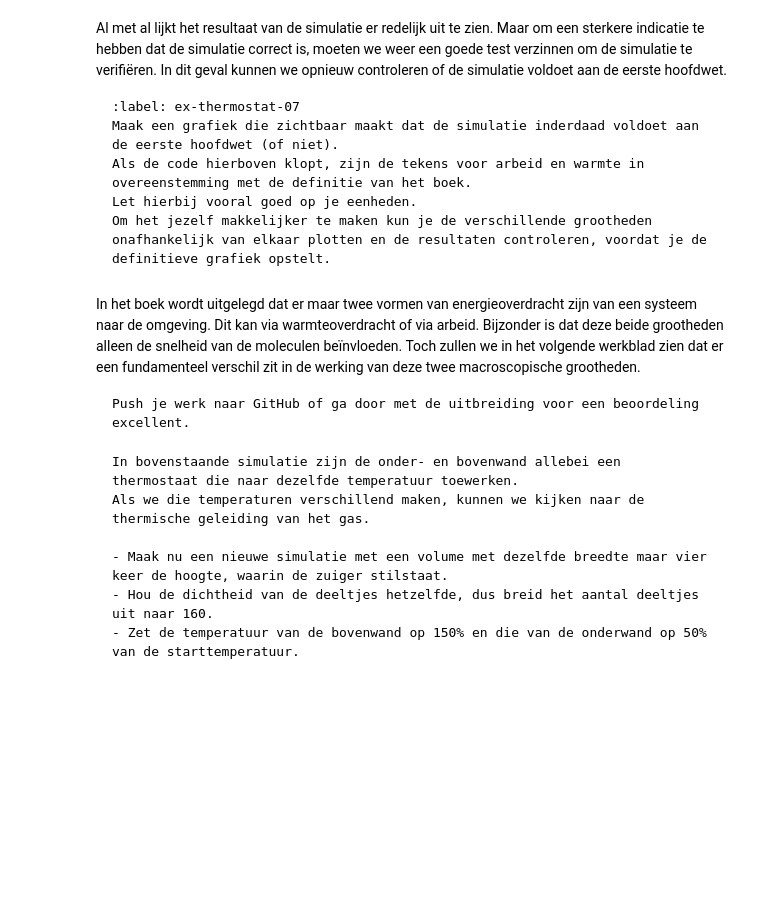
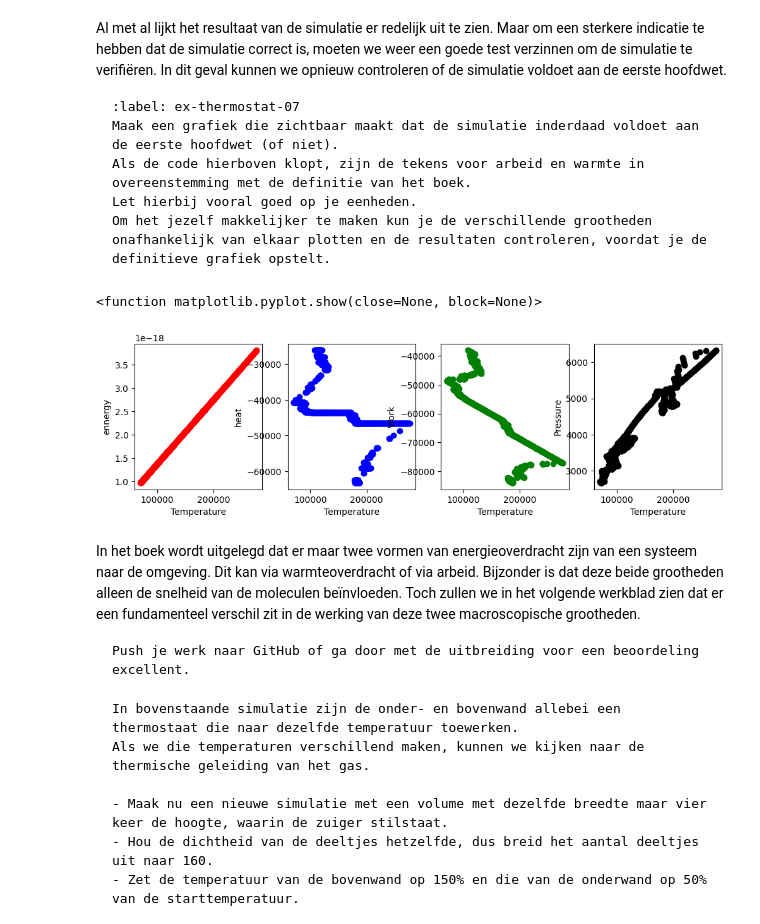
Before and after one commit to ErikvdBerkmortel/IP2-erik-en-xavi, a Jupyter notebook: Content/PySim/8_thermostaat.ipynb, the cells around one changed output. Saved outputs shown, nothing was run; the diff lists cells and outputs as text; code cells hidden in the pictures; blank space fills up the shorter version.

````diff
--- a/Content/PySim/8_thermostaat.ipynb
+++ b/Content/PySim/8_thermostaat.ipynb
@@ -424,6 +424,44 @@ Om het jezelf makkelijker te maken kun je de verschillende grootheden onafhankel
 ```
 # %%
 #your code/answer
+
+volumes = np.zeros(1000, dtype=float)
+worksarray = np.zeros(1000, dtype=float)
+temperatures = np.zeros(1000, dtype=float)
+ennergy = np.zeros(1000, dtype=float)
+heatarray = np.zeros(1000, dtype=float)
+pres = np.zeros(1000, dtype=float)
+
+for i in range(1000):
+    energy = 0
+    take_time_step(particles)
+    for p in particles:
+        left_right_collision(p)
+        energy += 0.5 * p.m * (np.linalg.norm(p.v)**2 )
+    pres[i] = pressure
+    temperatures[i] = temperature(particles)
+    worksarray[i] = work
+    heatarray[i] = heat
+    energy = energy *30*1.66e-27 * 2.5 * 10**3
+    ennergy[i] = energy
+
+fig, (ax1, ax2, ax3, ax4) = plt.subplots(1, 4, figsize=(12, 3))
+ax1.set_xlabel('Temperature')
+ax1.set_ylabel('ennergy')
+ax2.set_xlabel('Temperature')
+ax2.set_ylabel('heat')
+ax3.set_xlabel('Temperature')
+ax3.set_ylabel('Work')
+ax4.set_xlabel('Temperature')
+ax4.set_ylabel('Pressure')
+ax1.plot(temperatures, ennergy, 'or')
+ax2.plot(temperatures, heatarray, 'ob')
+ax3.plot(temperatures, worksarray, 'og')
+ax4.plot(temperatures, pres, 'ok')
+plt.show
+# %% [output]
+<function matplotlib.pyplot.show(close=None, block=None)>
+[figure, added]
 # %% [markdown]
 In het boek wordt uitgelegd dat er maar twee vormen van energieoverdracht zijn van een systeem naar de omgeving. Dit kan via warmteoverdracht of via arbeid.
 Bijzonder is dat deze beide grootheden alleen de snelheid van de moleculen beïnvloeden.
````
Also changed, not shown: parts of 5 cells of this notebook.
